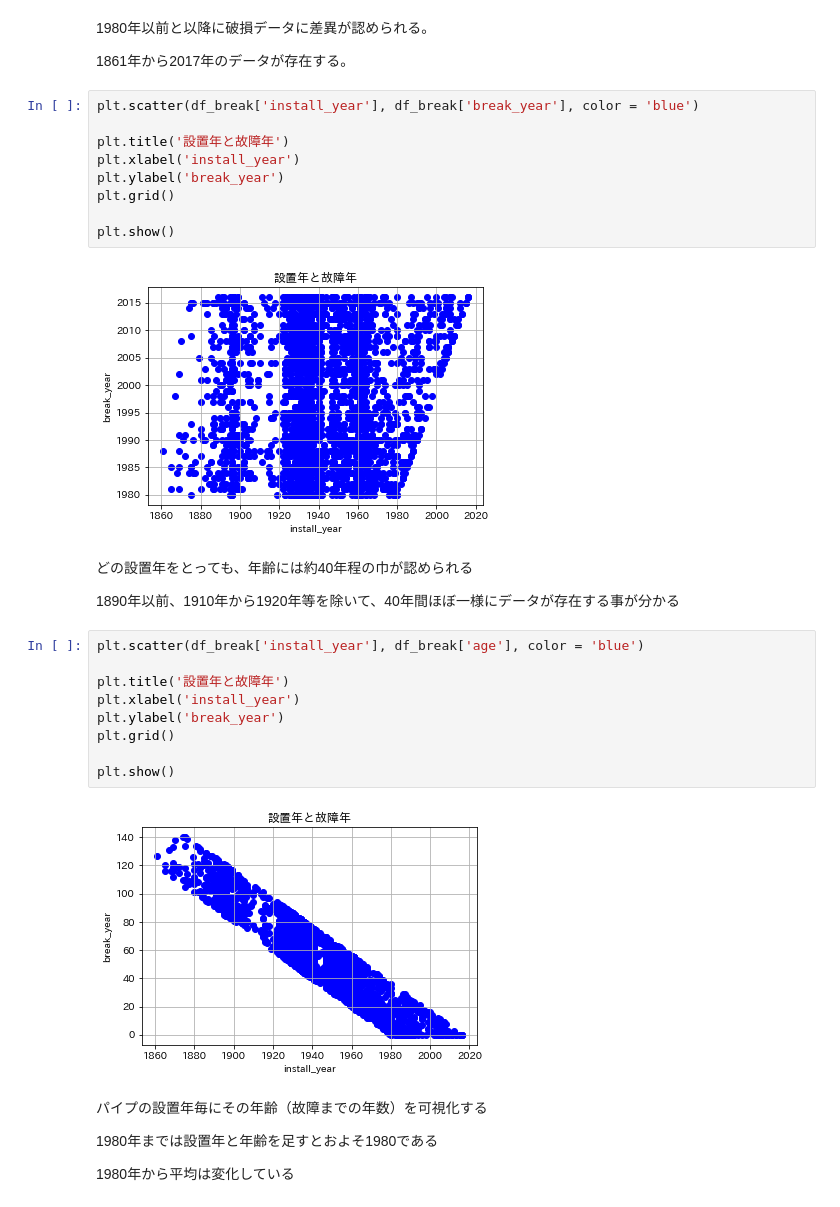
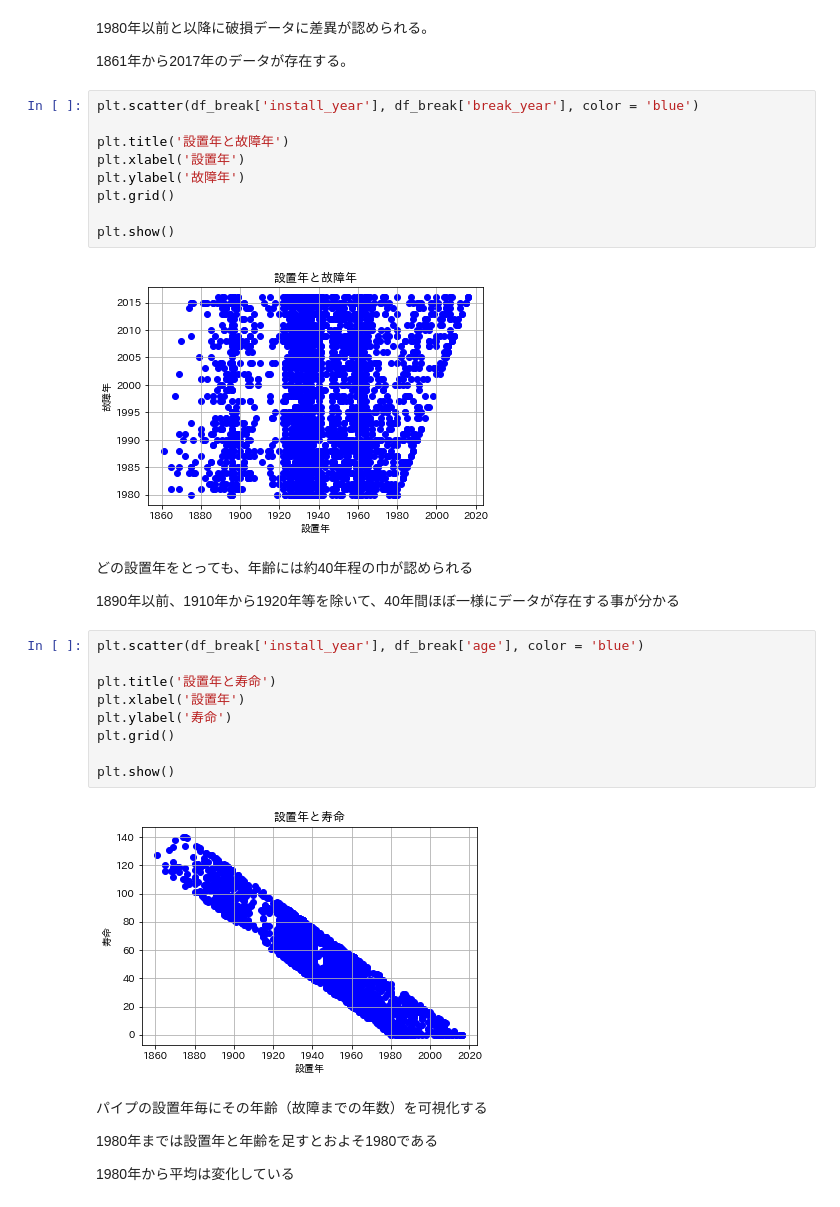
Before and after one commit to ontheroad2022/fracta, a Jupyter notebook: notebooks/100_0_nari_fracta_coding_challenge.ipynb, the cells around one changed output. Drawn from its saved outputs; the diff is of its cells as text.

```diff
--- a/notebooks/100_0_nari_fracta_coding_challenge.ipynb
+++ b/notebooks/100_0_nari_fracta_coding_challenge.ipynb
@@ -134,14 +134,14 @@ plt.show()
 # %%
 plt.scatter(df_break['install_year'], df_break['break_year'], color = 'blue')
 
 plt.title('設置年と故障年')
-plt.xlabel('install_year')
-plt.ylabel('break_year')
+plt.xlabel('設置年')
+plt.ylabel('故障年')
 plt.grid()
 
 plt.show()
 # %% [output]
-[figure, old version]
+[figure, new version]
 # %% [markdown]
 どの設置年をとっても、年齢には約40年程の巾が認められる
 
@@ -149,14 +149,14 @@ plt.show()
 # %%
 plt.scatter(df_break['install_year'], df_break['age'], color = 'blue')
 
-plt.title('設置年と故障年')
-plt.xlabel('install_year')
-plt.ylabel('break_year')
+plt.title('設置年と寿命')
+plt.xlabel('設置年')
+plt.ylabel('寿命')
 plt.grid()
 
 plt.show()
 # %% [output]
-[figure, old version]
+[figure, new version]
 # %% [markdown]
 パイプの設置年毎にその年齢（故障までの年数）を可視化する
 
```
Also changed, not shown: parts of 27 cells of this notebook.
